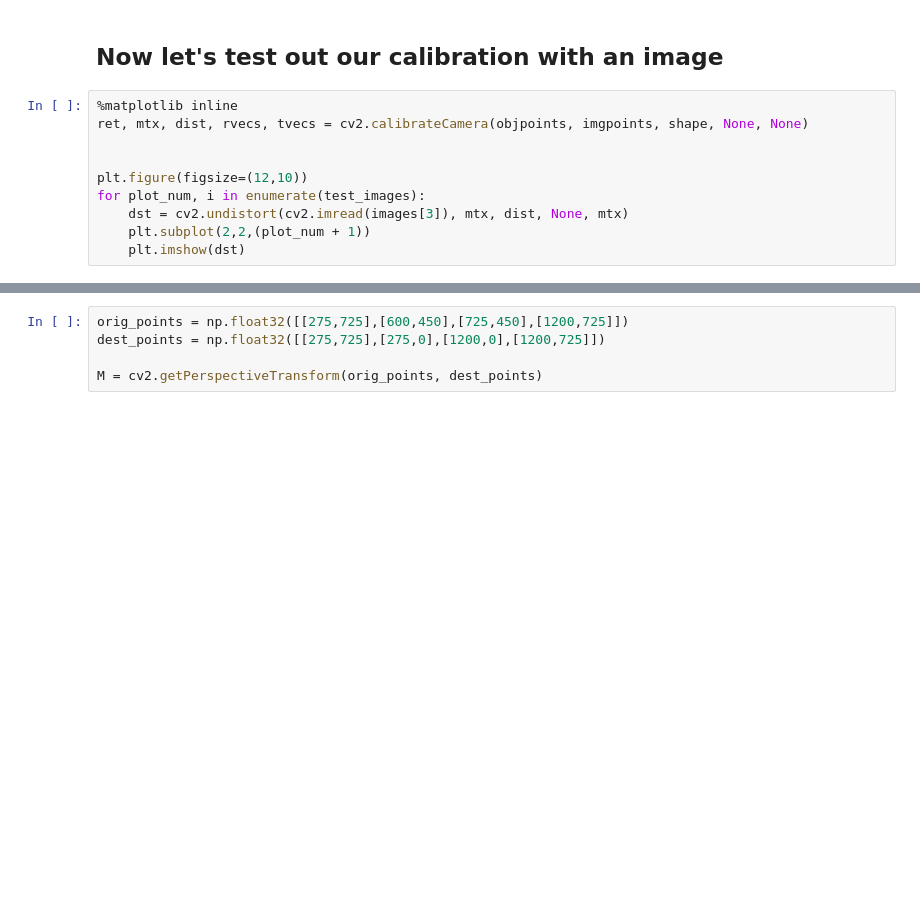
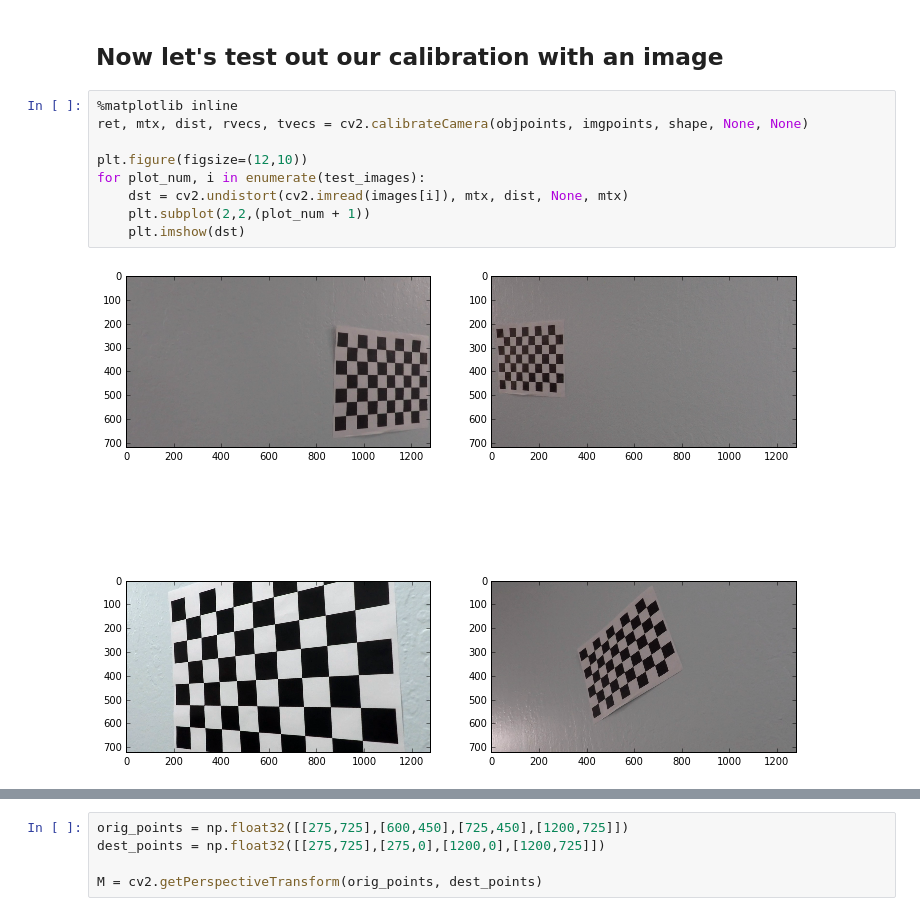
Before and after one commit to mmccuiston/CarND-Advanced-Lane-Lines, a Jupyter notebook: lanefind.ipynb, the cells around one changed output, grey strips where cells are left out. Cells and saved outputs as stored; diff of their text form; blank space fills up the shorter version.

```diff
--- a/lanefind.ipynb
+++ b/lanefind.ipynb
@@ -65,13 +67,14 @@ for plot_num, i in enumerate(test_images):
 # %%
 %matplotlib inline
 ret, mtx, dist, rvecs, tvecs = cv2.calibrateCamera(objpoints, imgpoints, shape, None, None)
 
-
 plt.figure(figsize=(12,10))
 for plot_num, i in enumerate(test_images):
-    dst = cv2.undistort(cv2.imread(images[3]), mtx, dist, None, mtx)
+    dst = cv2.undistort(cv2.imread(images[i]), mtx, dist, None, mtx)
     plt.subplot(2,2,(plot_num + 1))
     plt.imshow(dst)
+# %% [output]
+[figure, added]
 # %%
 test_images = glob.glob('./test_images/*.jpg')
 
```
Also changed, not shown: parts of 7 cells of this notebook.
